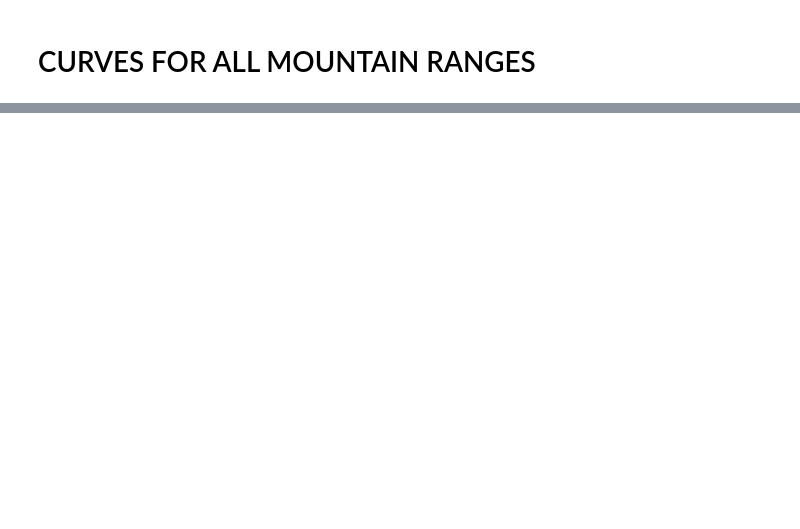
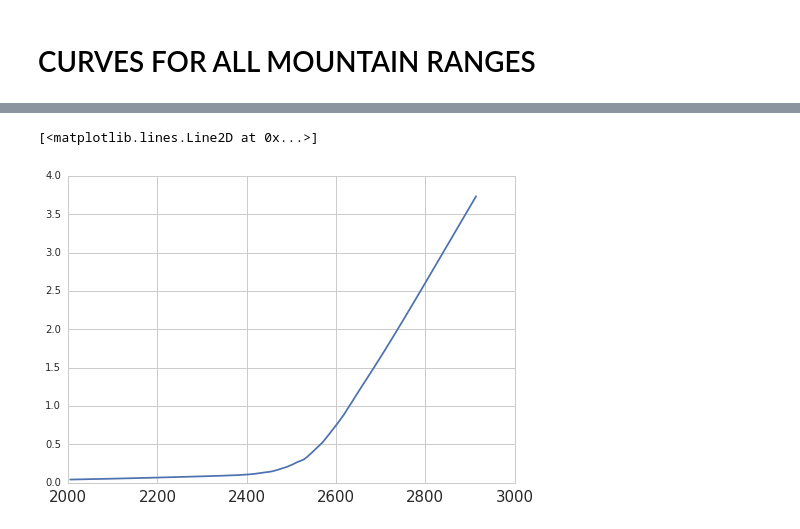
Before and after one commit to XUEYANZHANG9/IS_snowfire, a Jupyter notebook: swe_elevs_violinplot.ipynb, the cells around one changed output, grey strips where cells are left out. Drawn from its saved outputs; the diff is of its cells as text; code cells hidden in the pictures; blank space fills up the shorter version.

```diff
--- a/swe_elevs_violinplot.ipynb
+++ b/swe_elevs_violinplot.ipynb
@@ -203,0 +204,9 @@ saving figure to '/raid9/gergel/agg_snowpack/swe_t_p_reg/plots/swe_elev_smoothed
+# %%
+import statsmodels.api as sm
+lowess = sm.nonparametric.lowess
+w = lowess(swe_future3, h, return_sorted=True)
+# %%
+plt.plot(w[:,0], w[:,1])
+# %% [output]
+[<matplotlib.lines.Line2D at 0x...>]
+[figure, added]
```
Also changed, not shown: parts of 6 cells of this notebook.
